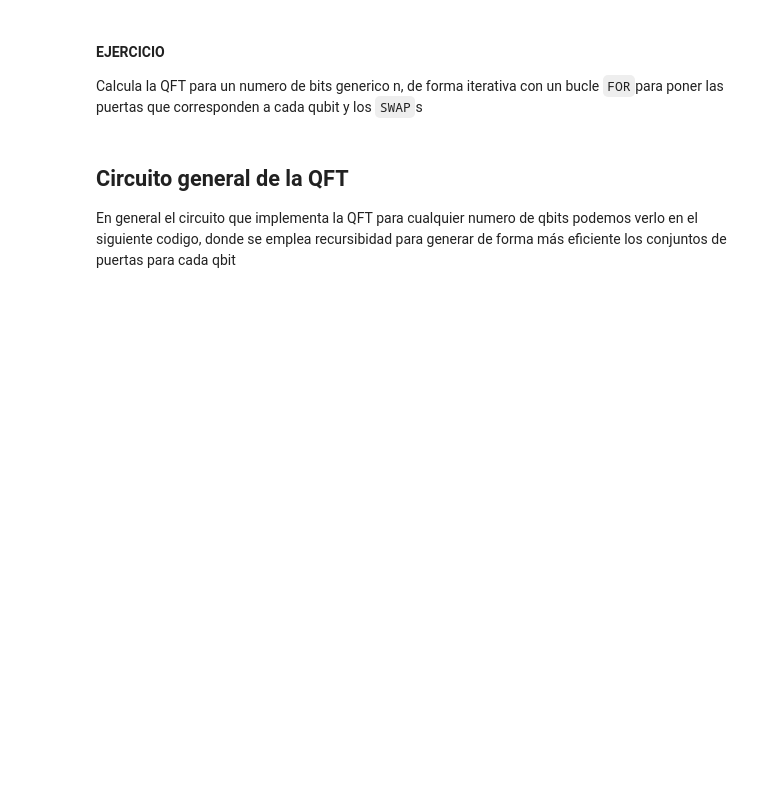
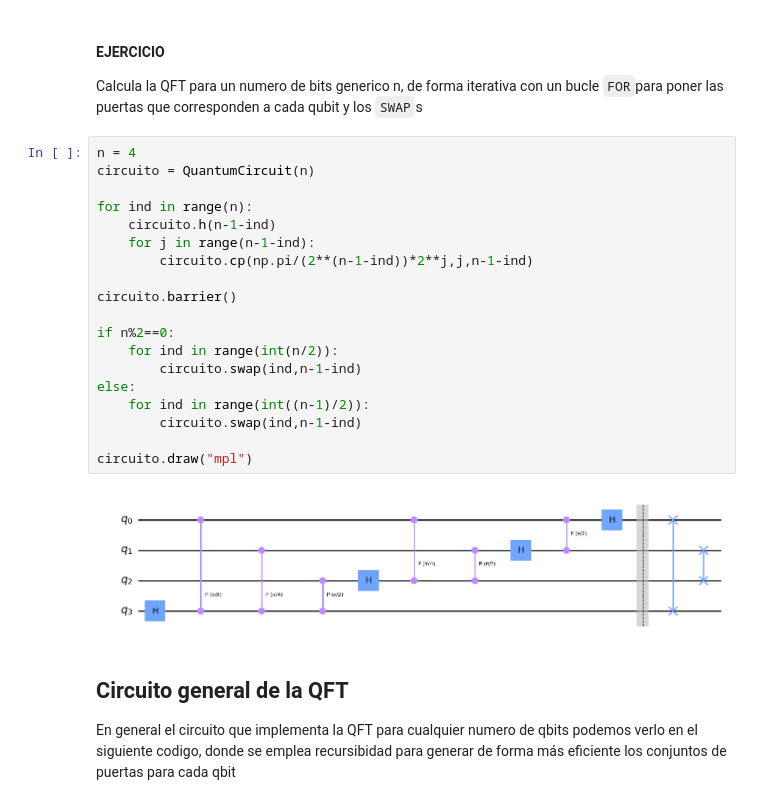
Before and after one commit to Mariomc10/AlgoritmosCuanticos, a Jupyter notebook: 10_QFT.ipynb, the cells around one changed output. Cells and saved outputs as stored; diff of their text form; blank space fills up the shorter version.

```diff
--- a/10_QFT.ipynb
+++ b/10_QFT.ipynb
@@ -125,6 +175,27 @@ Implementar la QFT para 4 qbits
 #### EJERCICIO
 
 Calcula la QFT para un numero de bits generico n, de forma iterativa con un bucle `FOR`para poner las puertas que corresponden a cada qubit y los `SWAP`s
+# %%
+n = 4
+circuito = QuantumCircuit(n)
+
+for ind in range(n):
+    circuito.h(n-1-ind)
+    for j in range(n-1-ind):
+        circuito.cp(np.pi/(2**(n-1-ind))*2**j,j,n-1-ind)
+
+circuito.barrier()
+
+if n%2==0:
+    for ind in range(int(n/2)):
+        circuito.swap(ind,n-1-ind)
+else:
+    for ind in range(int((n-1)/2)):
+        circuito.swap(ind,n-1-ind)
+
+circuito.draw("mpl")
+# %% [output]
+[figure, added]
 # %% [markdown]
 ## Circuito general de la QFT
 
```
Also changed, not shown: parts of 7 cells of this notebook, 3 other files.
